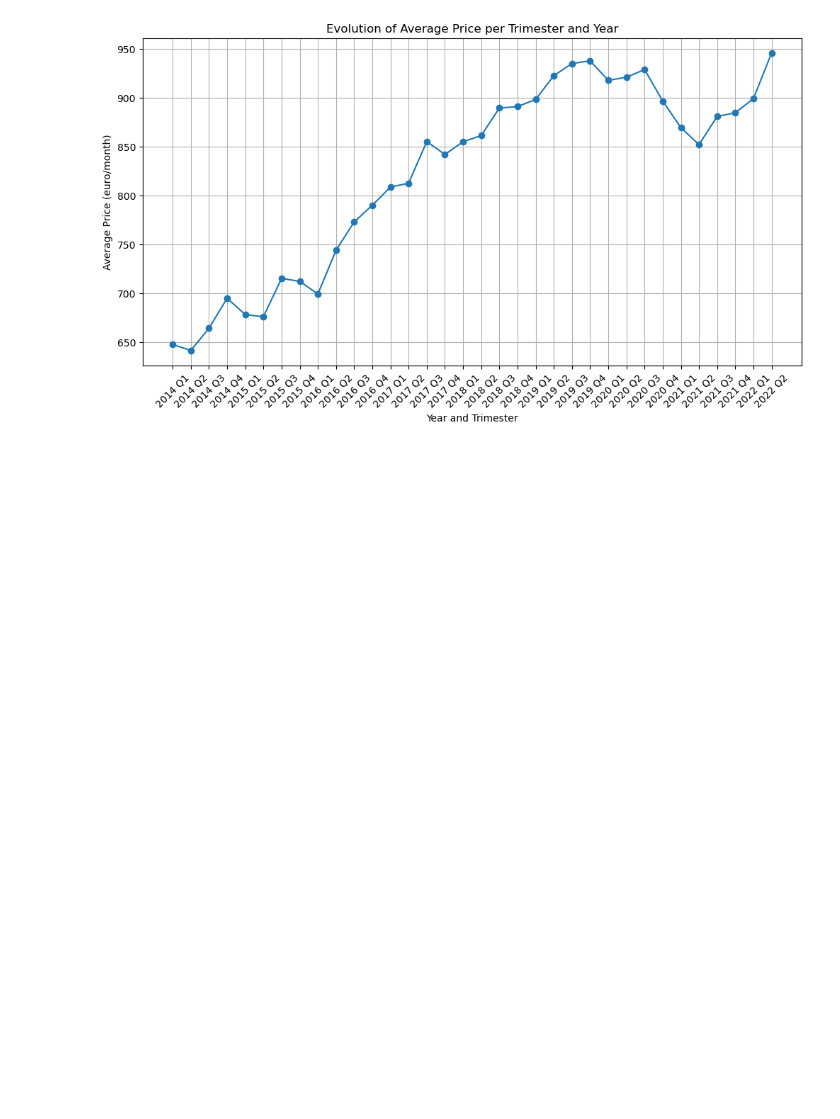
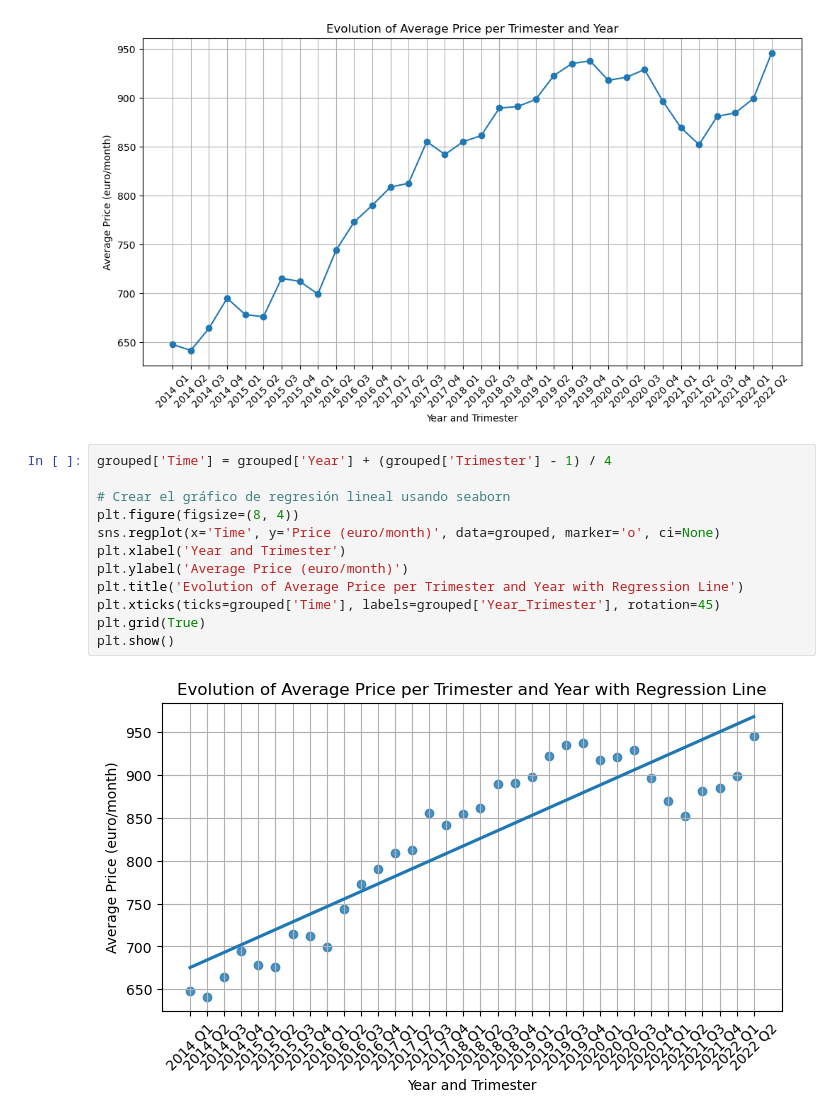
Before and after one commit to jalladin/Barcelona_rental_prices, a Jupyter notebook: rental_prices_barcelona.ipynb, the cells around one changed output. Drawn from its saved outputs; the diff is of its cells as text; blank space fills up the shorter version.

Commit message:
grafica evolucion precio por trimestre y año, con linea de rgeresion

```diff
--- a/rental_prices_barcelona.ipynb
+++ b/rental_prices_barcelona.ipynb
@@ -233,3 +212,17 @@ plt.grid(True)
 plt.show()
 # %% [output]
 [figure]
+# %%
+grouped['Time'] = grouped['Year'] + (grouped['Trimester'] - 1) / 4
+
+# Crear el gráfico de regresión lineal usando seaborn
+plt.figure(figsize=(8, 4))
+sns.regplot(x='Time', y='Price (euro/month)', data=grouped, marker='o', ci=None)
+plt.xlabel('Year and Trimester')
+plt.ylabel('Average Price (euro/month)')
+plt.title('Evolution of Average Price per Trimester and Year with Regression Line')
+plt.xticks(ticks=grouped['Time'], labels=grouped['Year_Trimester'], rotation=45)
+plt.grid(True)
+plt.show()
+# %% [output]
+[figure, added]
```
Also changed, not shown: parts of 1 cell of this notebook.
